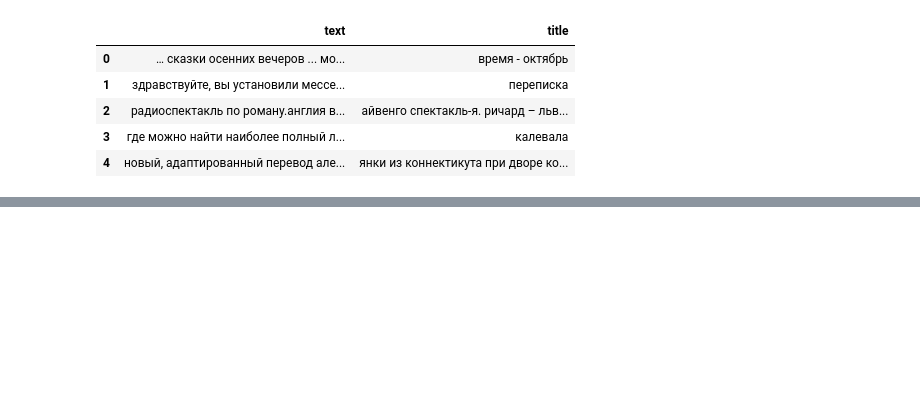
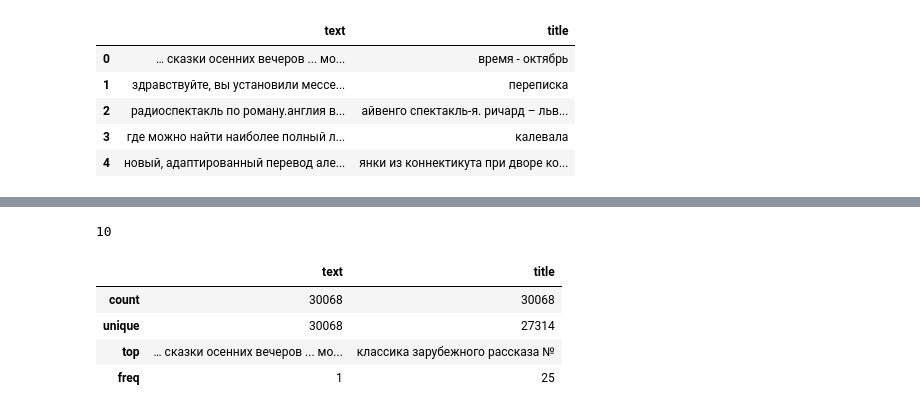
Before and after one commit to VeronikaSteklo/generation_names, a Jupyter notebook: work_with_data/data_analysis.ipynb, the cells around one changed output, grey strips where cells are left out. Cells and saved outputs as stored; diff of their text form; code cells hidden in the pictures; blank space fills up the shorter version.

```diff
--- a/work_with_data/data_analysis.ipynb
+++ b/work_with_data/data_analysis.ipynb
@@ -175,0 +243,5 @@ data.to_csv("../data/temp_data/all_data.csv", index=False)
+# %%
+data = data[data.title_len <= 10].reset_index(drop=True)
+max(data.title_len)
+# %% [output]
+10
@@ -175,0 +260,10 @@ data.to_csv("../data/temp_data/all_data.csv", index=False)
+# %%
+data.drop(columns=["title_len"], inplace=True)
+# %%
+data.describe()
+# %% [output]
+|  | text | title |
+| count | 30068 | 30068 |
+| unique | 30068 | 27314 |
+| top | ­­… сказки осенних вечеров ... мо... | классика зарубежного рассказа № |
+| freq | 1 | 25 |
```
Also changed, not shown: parts of 19 cells of this notebook, 1 other file.
